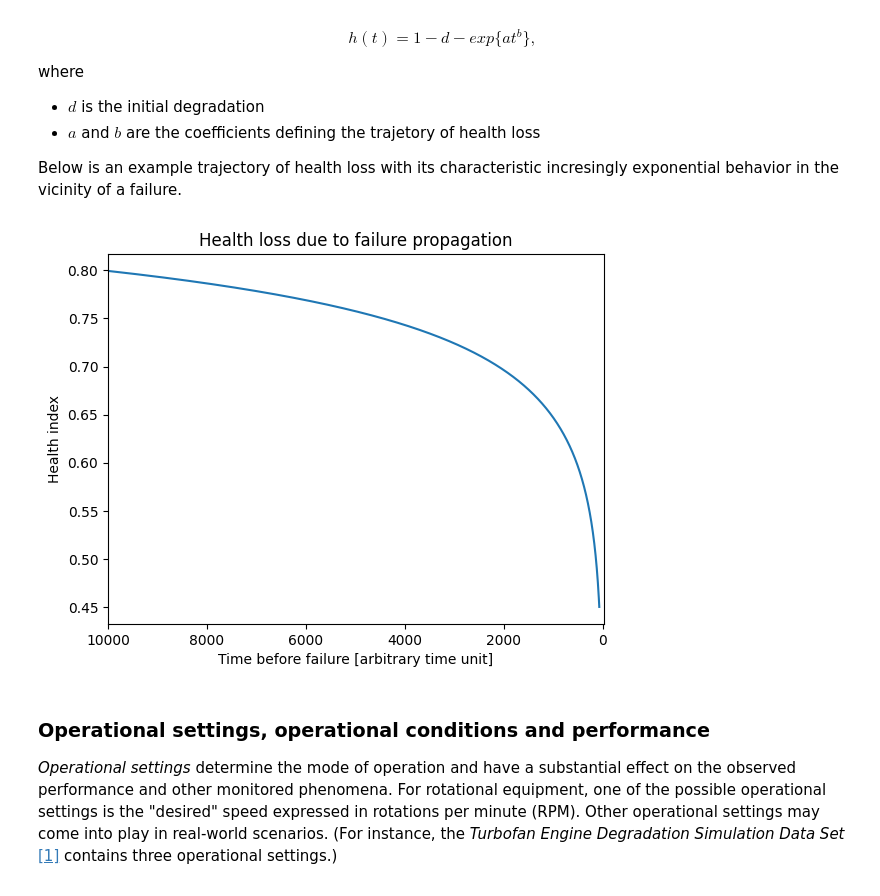
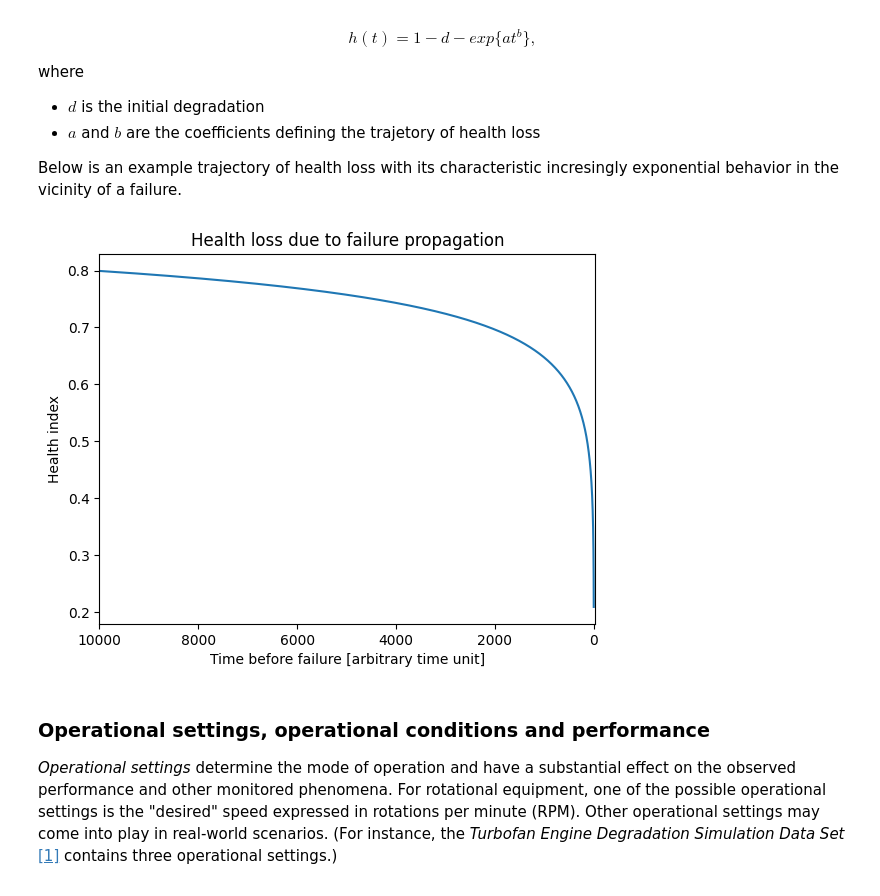
Before and after one commit to JJOL/pfm-pdm-e4, a Jupyter notebook: notebooks/DataGeneration.ipynb, the cells around one changed output. Saved outputs shown, nothing was run; the diff lists cells and outputs as text; code cells hidden in the pictures.

```diff
--- a/notebooks/DataGeneration.ipynb
+++ b/notebooks/DataGeneration.ipynb
@@ -64,33 +64,33 @@ Below is an example trajectory of health loss with its characteristic incresingl
 # %%
 %matplotlib inline
 import matplotlib.pyplot as plt
 import numpy as np
 import math
 
 t_max = 10000
 
 d = 0.05
 a = -0.3
 b = 0.2
-th = 0.45
+th = 0
 
 def h_generator(ttf, d, a, b, th = 0):
     for t in range(ttf, -1, -1):
         h = 1 - d - math.exp(a*t**b)
         if h < th:
             break
         yield t, h
 
 h = h_generator(t_max, d, a, b, th)
 
 plt.xlim(t_max, -30)
 plt.plot(*zip(*h))
 plt.title('Health loss due to failure propagation')
 plt.ylabel('Health index')
 plt.xlabel('Time before failure [arbitrary time unit]')
 plt.show()
 # %% [output]
-[figure, old version]
+[figure, new version]
 # %% [markdown]
 ### Operational settings, operational conditions and performance
 
```
Also changed, not shown: parts of 1 cell of this notebook, 4 other files.
